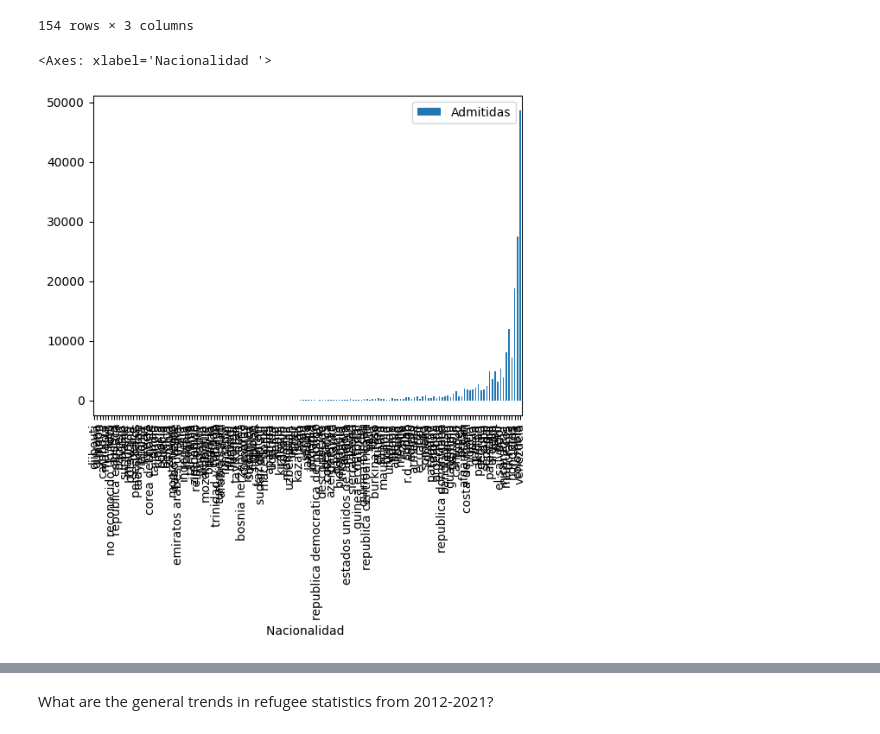
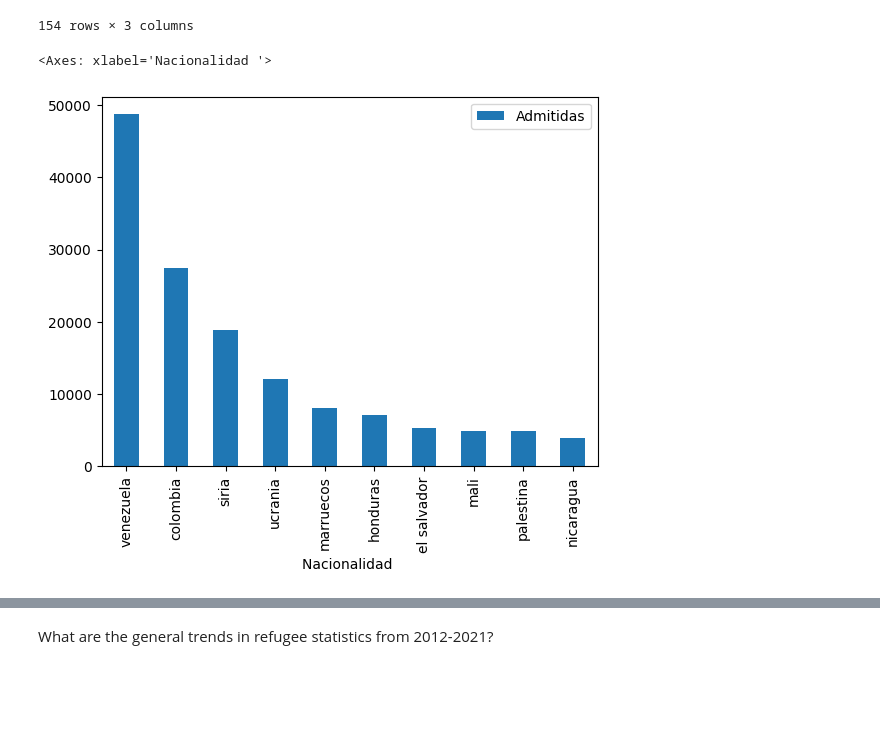
Before and after one commit to mariatens/refugee-analysis, a Jupyter notebook: refugee.ipynb, the cells around one changed output, grey strips where cells are left out. Saved outputs shown, nothing was run; the diff lists cells and outputs as text; code cells hidden in the pictures; blank space fills up the shorter version.

```diff
--- a/refugee.ipynb
+++ b/refugee.ipynb
@@ -43,8 +43,7 @@ Name: Total, Length: 154, dtype: int64
 # %% [markdown]
 From which countries has Spain received and admitted the highest number of refugees?
 # %%
-country_data = data.groupby('Nacionalidad ')[['Admitidas', 'Total']].sum().reset_index().sort_values(by='Admitidas')
-country_data
+country_data = data.groupby('Nacionalidad ')[['Admitidas', 'Total']].sum().reset_index()
 # %% [output]
 |  | Nacionalidad | Admitidas | Total |
 | 0 | afganistan | 2044 | 2477 |
@@ -60,8 +59,8 @@ country_data
 | 153 | zimbabwe | 4 | 6 |
 154 rows × 3 columns
 # %%
-country_admitted = country_data.sort_values(by='Total',ascending=False)
+country_admitted = country_data.sort_values(by='Admitidas',ascending=False).head(10)
 country_admitted.plot(kind='bar', x='Nacionalidad ', y='Admitidas')
 # %% [output]
 <Axes: xlabel='Nacionalidad '>
-[figure, old version]
+[figure, new version]
```
Also changed, not shown: parts of 16 cells of this notebook.
